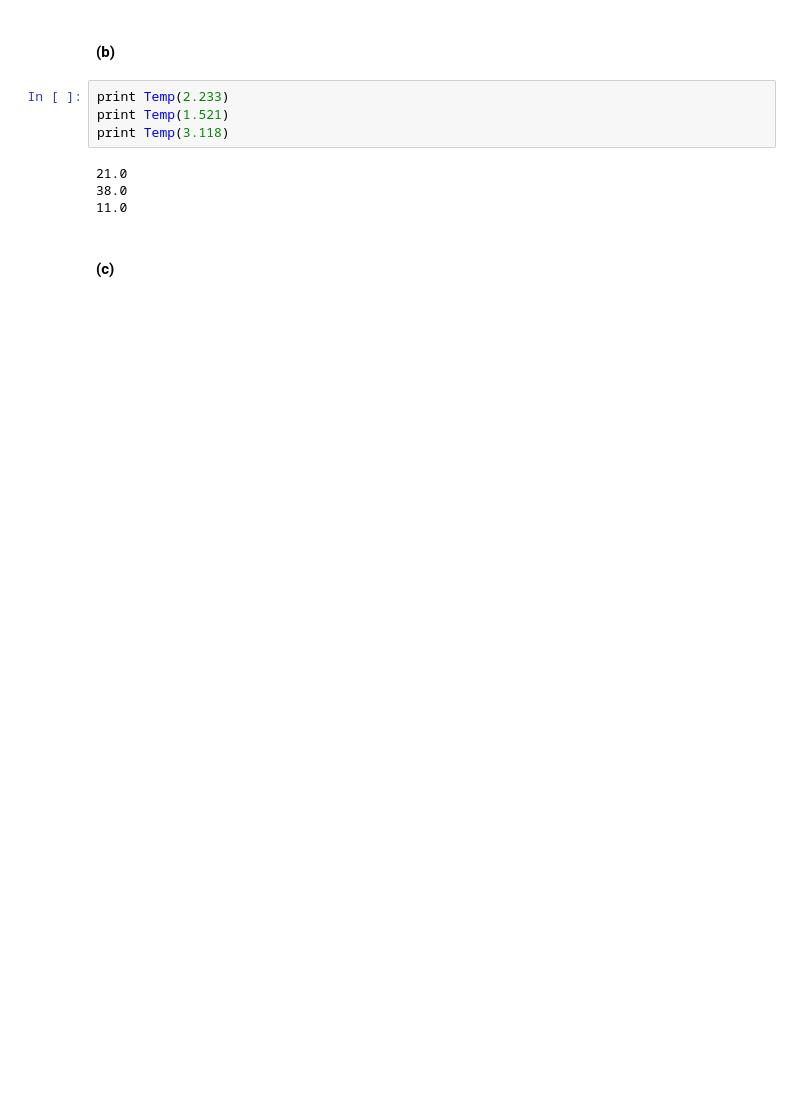
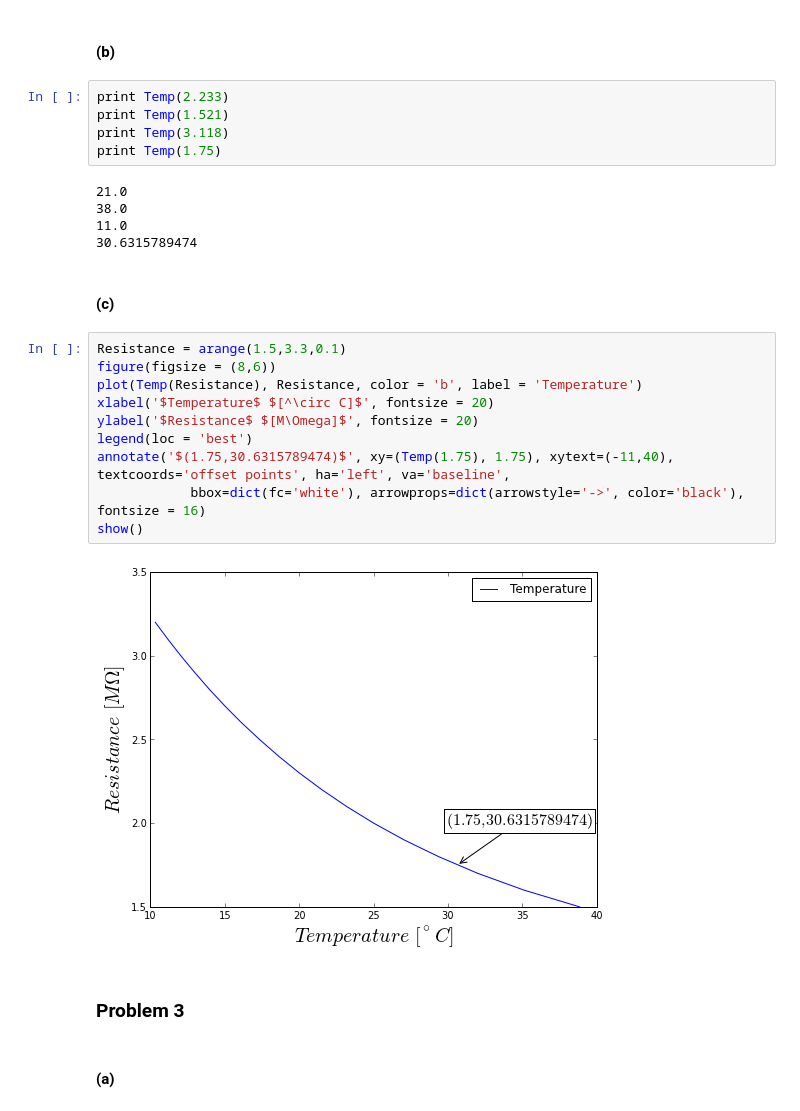
Before and after one commit to wsnyderPHYS202/PHYS202-S13, a Jupyter notebook: Week4/InterpDiffEx3.ipynb, the cells around one changed output. Saved outputs shown, nothing was run; the diff lists cells and outputs as text; blank space fills up the shorter version.

```diff
--- a/Week4/InterpDiffEx3.ipynb
+++ b/Week4/InterpDiffEx3.ipynb
@@ -51,9 +59,27 @@ def Temp(Resistance):
 print Temp(2.233)
 print Temp(1.521)
 print Temp(3.118)
+print Temp(1.75)
 # %% [output]
 21.0
 38.0
 11.0
+30.6315789474
 # %% [markdown]
 #### (c)
+# %%
+Resistance = arange(1.5,3.3,0.1)
+figure(figsize = (8,6))
+plot(Temp(Resistance), Resistance, color = 'b', label = 'Temperature')
+xlabel('$Temperature$ $[^\circ C]$', fontsize = 20)
+ylabel('$Resistance$ $[M\Omega]$', fontsize = 20)
+legend(loc = 'best')
+annotate('$(1.75,30.6315789474)$', xy=(Temp(1.75), 1.75), xytext=(-11,40), textcoords='offset points', ha='left', va='baseline',
+            bbox=dict(fc='white'), arrowprops=dict(arrowstyle='->', color='black'), fontsize = 16)
+show()
+# %% [output]
+[figure, added]
+# %% [markdown]
+### Problem 3
+# %% [markdown]
+#### (a)
```
Also changed, not shown: parts of 17 cells of this notebook, 2 other files.
